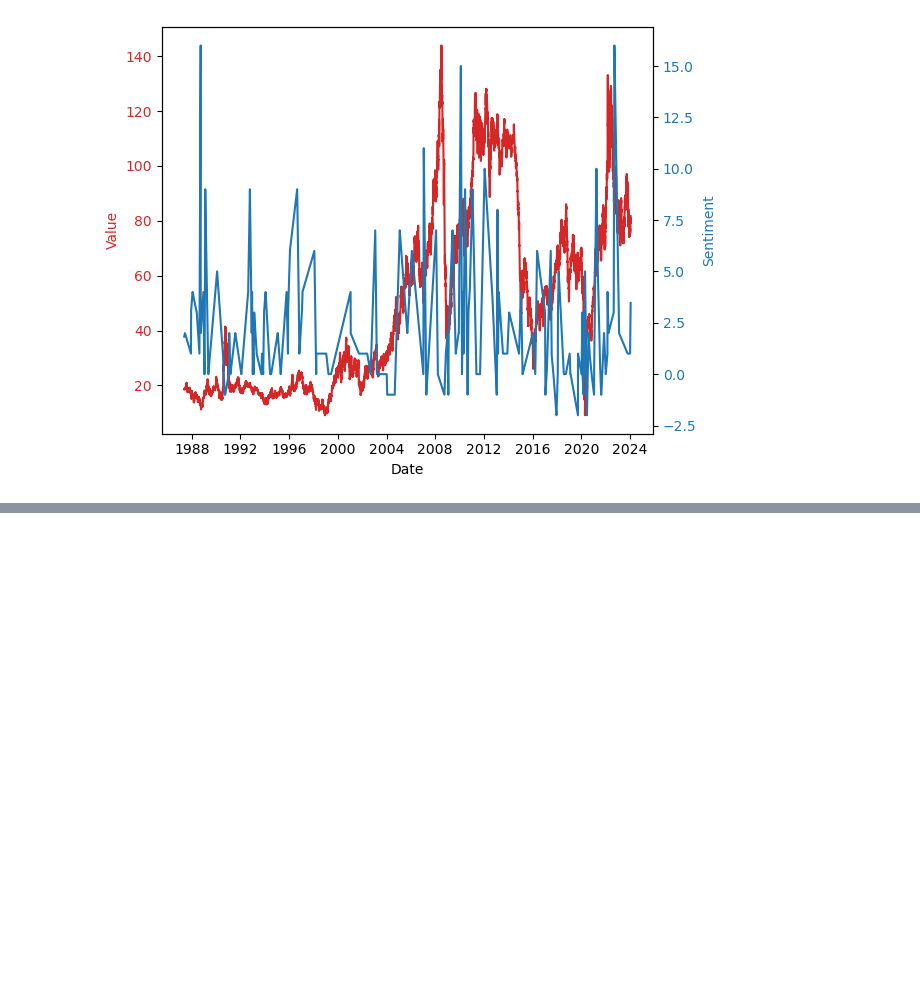
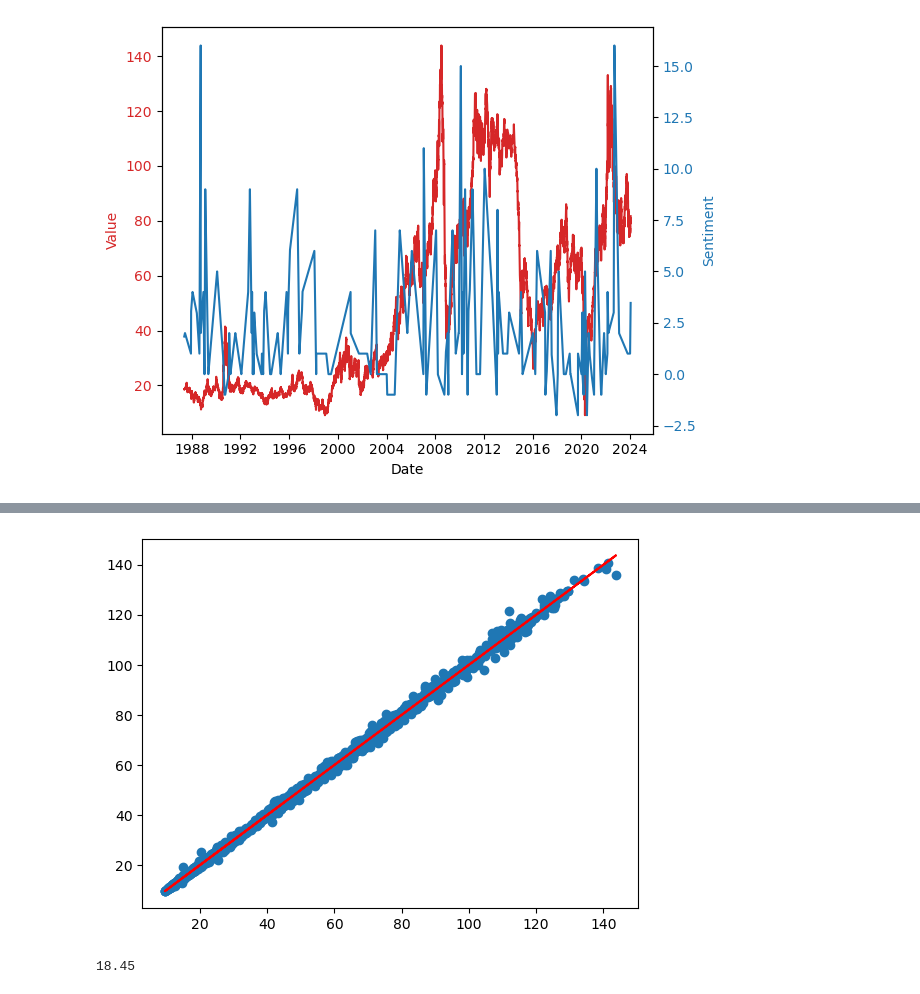
Before and after one commit to chtang-hmc/Spring-Invitation-Datathon-2024, a Jupyter notebook: Analysis/Sentiment Analysis/sentiment_oil.ipynb, the cells around one changed output, grey strips where cells are left out. Saved outputs shown, nothing was run; the diff lists cells and outputs as text; code cells hidden in the pictures; blank space fills up the shorter version.

```diff
--- a/Analysis/Sentiment Analysis/sentiment_oil.ipynb
+++ b/Analysis/Sentiment Analysis/sentiment_oil.ipynb
@@ -77,3 +139,6 @@ climate_sum_resample = climate_sum_resample.interpolate()
 climate_sum_resample = climate_sum_resample[climate_sum_resample.index.isin(oil_price_resample.index)]
 
 correlation = oil_price_resample['Value'].corr(climate_sum_resample['sentiment'])
+# %%
+oil_price_resample = oil_price.resample('D').mean()
+oil_price_resample = oil_price_resample.interpolate()
@@ -139,0 +213,35 @@ Notes:
+# %%
+# create new dataframe with oil price shifted by 1 day
+oil_price_resample_shifted = oil_price_resample.shift(-1)
+oil_price_resample_shifted = oil_price_resample_shifted.interpolate()
+
+# find correlation between the shifted oil price and oil price
+correlation_shifted = oil_price_resample['Value'].corr(oil_price_resample_shifted['Value'])
+
+# create model that predicts oil price based on previous day oil price
+from sklearn.linear_model import LinearRegression
+from sklearn.model_selection import train_test_split
+from sklearn.metrics import mean_squared_error
+
+X = oil_price_resample_shifted['Value'].values.reshape(-1, 1)
+y = oil_price_resample['Value'].values
+
+X_train, X_test, y_train, y_test = train_test_split(X, y, test_size=0.2, random_state=42)
+
+model = LinearRegression()
+model.fit(X_train, y_train)
+
+y_pred = model.predict(X_test)
+
+mean_squared_error(y_test, y_pred)
+
+# evaluate the model
+plt.scatter(X_test, y_test)
+plt.plot(X_test, y_pred, color='red')
+plt.show()
+# %% [output]
+[figure, added]
+# %%
+oil_price_resample_shifted[0]
+# %% [output]
+18.45
```
Also changed, not shown: parts of 35 cells of this notebook, 3 other files.
